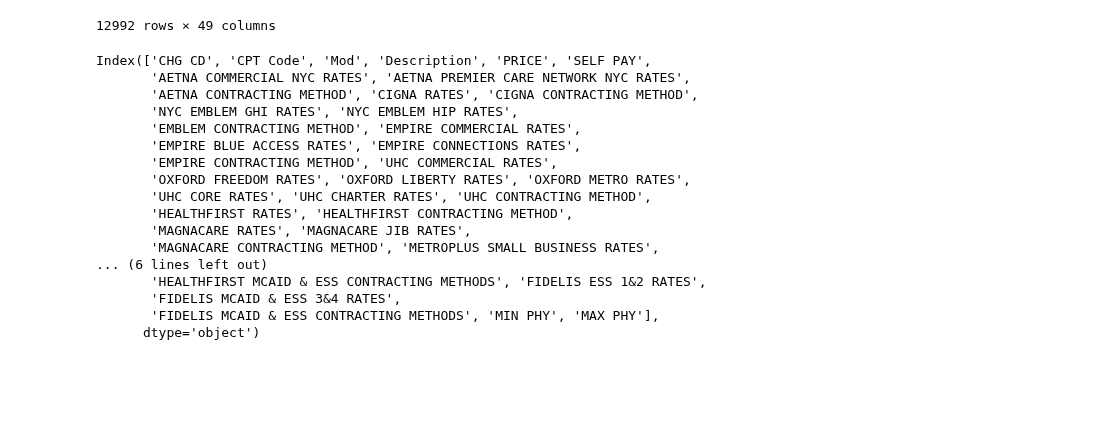
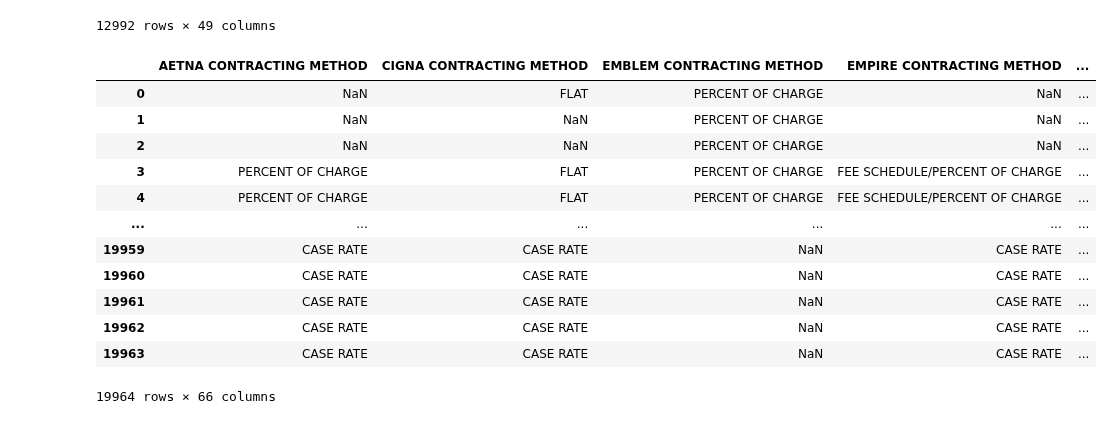
Before and after one commit to rl1987/dolthub-bounty-transparency-in-pricing, a Jupyter notebook: MSKCC.ipynb, the cells around one changed output. Drawn from its saved outputs; the diff is of its cells as text; code cells hidden in the pictures; blank space fills up the shorter version.

```diff
--- a/MSKCC.ipynb
+++ b/MSKCC.ipynb
@@ -11,8 +45,7 @@ TRANSPARENCY_PAGE = "https://www.mskcc.org/insurance-assistance/understanding-co
 urls = ["https://www.mskcc.org/teaser/standard-charges-nyc.json",
         "https://www.mskcc.org/teaser/standard-charges-ny-suburbs.json",
         "https://www.mskcc.org/teaser/standard-charges-sourthern-nj.json",
-        "https://www.mskcc.org/teaser/standard-charges-northern-nj.json"
-       ]
+        "https://www.mskcc.org/teaser/standard-charges-northern-nj.json"]
 url = urls[0]
 ccn = "330154"
 ein = "13-1624082"
@@ -128,23 +121,44 @@ df_phy
 | 12990 | J730842 | J7308 |  | AMINOLEVULINIC ACID HCL ADM,20%, ... | 1135 | 1135 | 567.5000 | ... |
 | 12991 | J734542 | J7345 |  | AMINOLEVULINIC ACID HCL ADM,10% G... | 600 | 600 | 300.0000 | ... |
 12992 rows × 49 columns
-# %%
-df_phy.columns
-# %% [output]
-Index(['CHG CD', 'CPT Code', 'Mod', 'Description', 'PRICE', 'SELF PAY',
-       'AETNA COMMERCIAL NYC RATES', 'AETNA PREMIER CARE NETWORK NYC RATES',
-       'AETNA CONTRACTING METHOD', 'CIGNA RATES', 'CIGNA CONTRACTING METHOD',
-       'NYC EMBLEM GHI RATES', 'NYC EMBLEM HIP RATES',
-       'EMBLEM CONTRACTING METHOD', 'EMPIRE COMMERCIAL RATES',
-       'EMPIRE BLUE ACCESS RATES', 'EMPIRE CONNECTIONS RATES',
-       'EMPIRE CONTRACTING METHOD', 'UHC COMMERCIAL RATES',
-       'OXFORD FREEDOM RATES', 'OXFORD LIBERTY RATES', 'OXFORD METRO RATES',
-       'UHC CORE RATES', 'UHC CHARTER RATES', 'UHC CONTRACTING METHOD',
-       'HEALTHFIRST RATES', 'HEALTHFIRST CONTRACTING METHOD',
-       'MAGNACARE RATES', 'MAGNACARE JIB RATES',
-       'MAGNACARE CONTRACTING METHOD', 'METROPLUS SMALL BUSINESS RATES',
-... (6 lines left out)
-       'HEALTHFIRST MCAID & ESS CONTRACTING METHODS', 'FIDELIS ESS 1&2 RATES',
-       'FIDELIS MCAID & ESS 3&4 RATES',
-       'FIDELIS MCAID & ESS CONTRACTING METHODS', 'MIN PHY', 'MAX PHY'],
-      dtype='object')
+# %%
+def rearrange_columns(df):
+    columns = df.columns.to_list()
+
+    new_columns = list(filter(lambda c: c.endswith("CONTRACTING METHOD"), columns))
+    new_columns += list(filter(lambda c: not c.endswith("CONTRACTING METHOD"), columns))
+
+    df = df.reindex(columns=new_columns)
+
+    return df
+# %%
+setting = 'outpatient'
+billing_class = 'facility'
+
+df_mid = pd.DataFrame(df_op)
+
+df_mid = rearrange_columns(df_mid)
+df_mid = df_mid.rename(columns={
+    'CHG CD': 'local_code',
+    'CHG CD DESC': 'description',
+    'MCD CPT': 'hcpcs_cpt',
+    'MOD': 'modifiers',
+    'REV CD': 'rev_code',
+    'MCD CPT/MS DRG': 'code'
+})
+
+df_mid
+# %% [output]
+|  | AETNA CONTRACTING METHOD | CIGNA CONTRACTING METHOD | EMBLEM CONTRACTING METHOD | EMPIRE CONTRACTING METHOD | ... |
+| 0 | NaN | FLAT | PERCENT OF CHARGE | NaN | ... |
+| 1 | NaN | NaN | PERCENT OF CHARGE | NaN | ... |
+| 2 | NaN | NaN | PERCENT OF CHARGE | NaN | ... |
+| 3 | PERCENT OF CHARGE | FLAT | PERCENT OF CHARGE | FEE SCHEDULE/PERCENT OF CHARGE | ... |
+| 4 | PERCENT OF CHARGE | FLAT | PERCENT OF CHARGE | FEE SCHEDULE/PERCENT OF CHARGE | ... |
+| ... | ... | ... | ... | ... | ... |
+| 19959 | CASE RATE | CASE RATE | NaN | CASE RATE | ... |
+| 19960 | CASE RATE | CASE RATE | NaN | CASE RATE | ... |
+| 19961 | CASE RATE | CASE RATE | NaN | CASE RATE | ... |
+| 19962 | CASE RATE | CASE RATE | NaN | CASE RATE | ... |
+| 19963 | CASE RATE | CASE RATE | NaN | CASE RATE | ... |
+19964 rows × 66 columns
```
Also changed, not shown: parts of 16 cells of this notebook.
